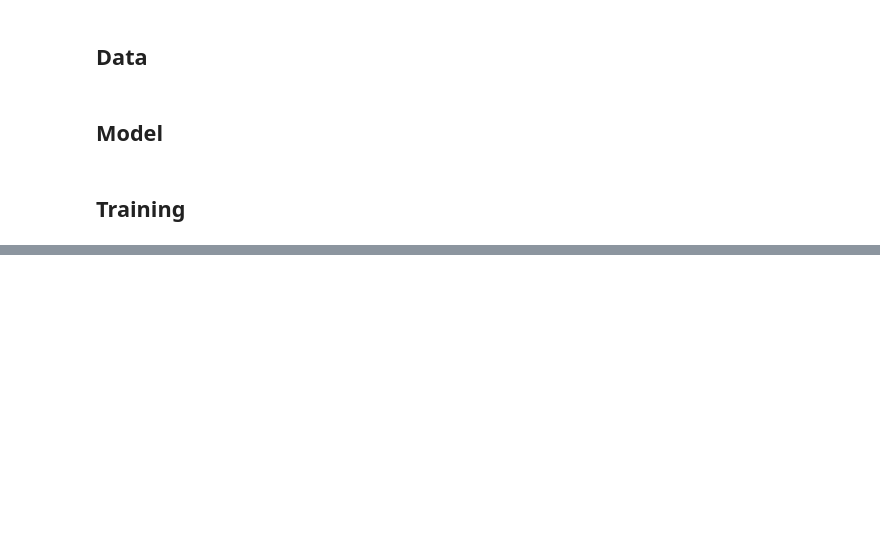
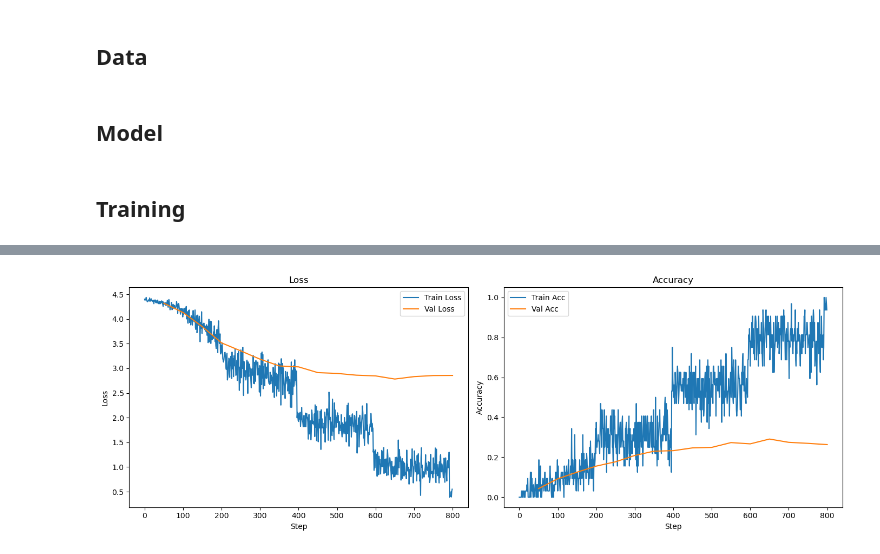
Before and after one commit to SamueleMancini/rainbot, a Jupyter notebook: notebooks/training.ipynb, the cells around one changed output, grey strips where cells are left out. Drawn from its saved outputs; the diff is of its cells as text; code cells hidden in the pictures; blank space fills up the shorter version.

Commit message:
updated training and eval

```diff
--- a/notebooks/training.ipynb
+++ b/notebooks/training.ipynb
@@ -87,0 +78,6 @@ executing.executing.NotOneValueFound: Expected one value, found 0
+# %%
+plot_training_curves(results["train_loss"], results["train_acc"],
+                     results["val_loss"], results["val_acc"],
+                     eval_every=50)
+# %% [output]
+[figure, added]
```
Also changed, not shown: parts of 2 cells of this notebook, 2 other files.
